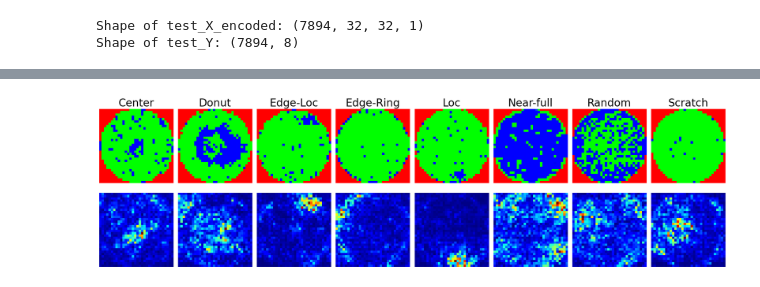
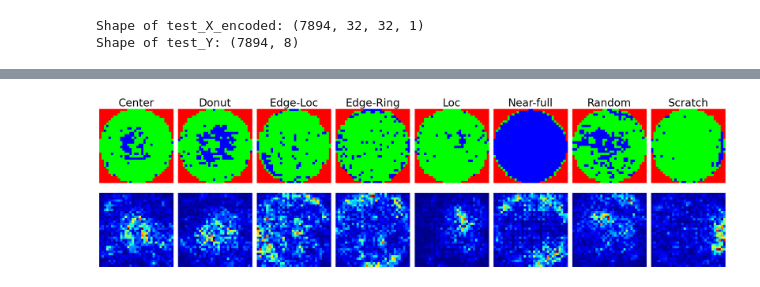
Before and after one commit to md-ryhan-uddin/DiffWaferNet, a Jupyter notebook: code/diffwafernet.ipynb, the cells around one changed output, grey strips where cells are left out. Cells and saved outputs as stored; diff of their text form; code cells hidden in the pictures.

```diff
--- a/code/diffwafernet.ipynb
+++ b/code/diffwafernet.ipynb
@@ -902,10 +3196,12 @@ x_json = [json.dumps(arr.tolist()) for arr in new_x]
 y_json = [json.dumps(arr.tolist()) for arr in new_y]
 
 # Create DataFrame
-train_df = pd.DataFrame({
+train_org_syn_df = pd.DataFrame({
     'waferMap': x_json,
     'failureType': y_json
 })
 
 # Save to CSV
-train_df.to_csv('train_data.csv', index=False)
+train_org_syn_df.to_csv('train_org_syn_df.csv', index=False)
+
+train_org_syn_df.head(10)
@@ -912,9 +3222,9 @@ train_df.to_csv('train_data.csv', index=False)
 # %%
-train_df = pd.read_csv('/kaggle/working/train_data.csv')
+train_df = pd.read_csv('/kaggle/working/train_org_syn_df.csv')
 
 # Parse JSON strings back to numpy arrays
-x_loaded = np.array([np.array(json.loads(row)) for row in train_df['waferMap']])
-y_loaded = np.array([np.array(json.loads(row)) for row in train_df['failureType']])
+x_train = np.array([np.array(json.loads(row)) for row in train_org_syn_df['waferMap']])
+y_train = np.array([np.array(json.loads(row)) for row in train_org_syn_df['failureType']])
 
-print(x_loaded.shape, y_loaded.shape)
+print(x_train.shape, y_train.shape)
 # %% [output]
@@ -1157,6 +4030,6 @@ test_X_encoded = np.zeros((len(test_X), 32, 32, 3))  # Initialize a 3-channel in
 for w in range(len(test_X)):
     for i in range(32):
         for j in range(32):
-            value = int(test_X[w, i, j])  # Ensure value is integer
+            value = int(test_X[w, i, j, 0])  # Ensure value is integer
             if value < 3:
                 test_X_encoded[w, i, j, value] = 1  # One-hot encoding the wafer map values
@@ -1171,8 +4241,16 @@ import matplotlib.pyplot as plt
 import seaborn as sns
 from sklearn.metrics import classification_report, confusion_matrix
 
+tf.keras.backend.clear_session()
+fold1_model = build_differential_model()
+fold1_model.load_weights(
+    "/kaggle/working/best_diff_model_fold_1.keras"
+)
+print("Fold 1 best model loaded successfully.")
+
 # Step 3: Make Predictions on the predefined Test Set in the dataset
-test_Y_pred = model.predict(test_X_encoded)
+# test_Y_pred = model.predict(test_X_encoded)
+test_Y_pred = fold1_model.predict(test_X_encoded)
 
 # Convert predictions and true labels back to class labels (from one-hot encoding)
 test_Y_pred_class = np.argmax(test_Y_pred, axis=1)
@@ -1279,37 +4359,38 @@ def display_saliency_with_class_names(model, images, labels, classes):
         axes[0, i].set_title(classes[labels[i]], fontsize=24)
 
         axes[1, i].imshow(saliency_maps[i], cmap='jet')
         axes[1, i].axis('off')
 
     axes[0, 0].set_ylabel('Original', fontsize=24)
     axes[1, 0].set_ylabel('Saliency', fontsize=24)
 
     plt.tight_layout()
     plt.show()
 
 
 # Class names in dataset
 class_names = ['Center', 'Donut', 'Edge-Loc', 'Edge-Ring', 'Loc', 'Near-full', 'Random', 'Scratch']
 
 # Ensure 1 image per class
-y_labels = np.argmax(y_test, axis=1)
+y_labels = np.argmax(test_Y, axis=1)
 selected_images = []
 selected_labels = []
 
 for class_id in range(8):
     class_indices = np.where(y_labels == class_id)[0]
     if len(class_indices) > 0:
         idx = np.random.choice(class_indices)
-        selected_images.append(x_test[idx])
+        selected_images.append(test_X_encoded[idx])
         selected_labels.append(class_id)
 
 selected_images = np.array(selected_images)
 selected_labels = np.array(selected_labels)
 
 # Display saliency maps
-display_saliency_with_class_names(model, selected_images, selected_labels, class_names)
+# display_saliency_with_class_names(model, selected_images, selected_labels, class_names)
+display_saliency_with_class_names(fold1_model, selected_images, selected_labels, class_names)
 # %% [output]
-[figure, old version]
+[figure, new version]
 # %%
 import matplotlib.pyplot as plt
 import numpy as np
```
Also changed, not shown: parts of 173 cells of this notebook.
